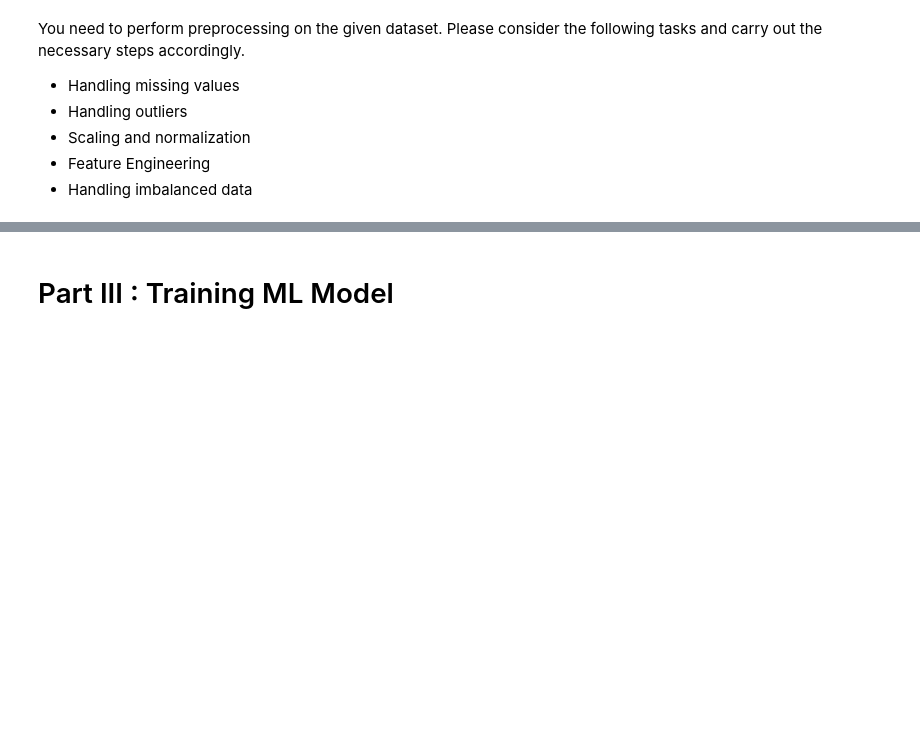
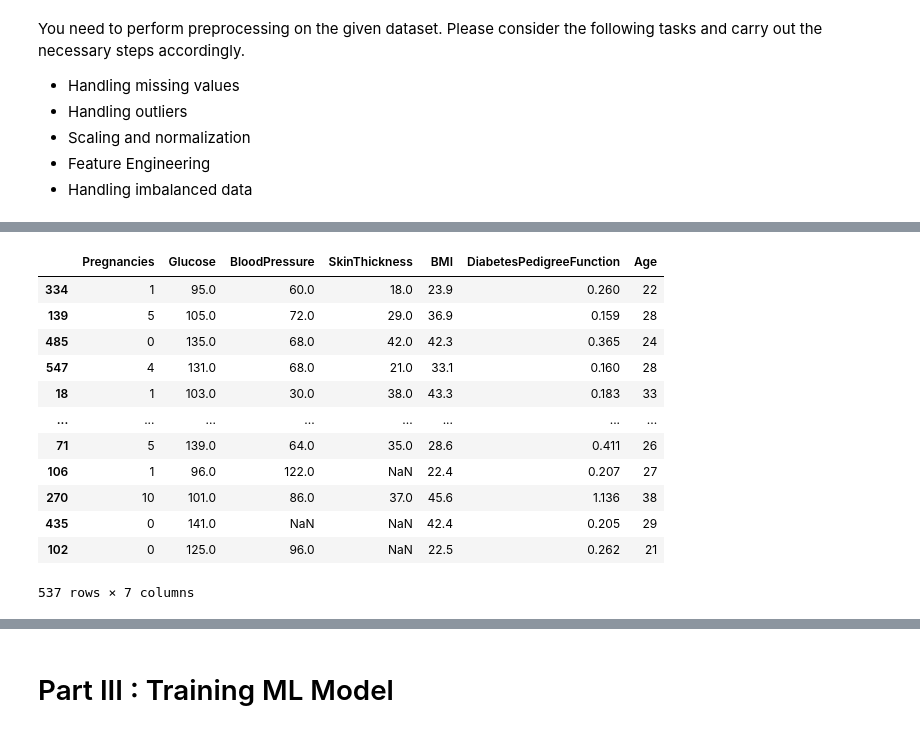
Before and after one commit to Kanustu/LHL_supervised_learning, a Jupyter notebook: Supervised Learning - Project.ipynb, the cells around one changed output, grey strips where cells are left out. Cells and saved outputs as stored; diff of their text form; code cells hidden in the pictures; blank space fills up the shorter version.

```diff
--- a/Supervised Learning - Project.ipynb
+++ b/Supervised Learning - Project.ipynb
@@ -334,0 +355,3 @@ You need to perform preprocessing on the given dataset. Please consider the foll
+# %%
+X = df.drop(columns=['Outcome','Insulin'])
+y = df['Outcome']
@@ -334,0 +364,2 @@ You need to perform preprocessing on the given dataset. Please consider the foll
+# %%
+X_train, X_test, y_train, y_test = train_test_split(X,y,test_size = 0.30, random_state=42)
@@ -334,0 +375,16 @@ You need to perform preprocessing on the given dataset. Please consider the foll
+# %%
+X_train
+# %% [output]
+|  | Pregnancies | Glucose | BloodPressure | SkinThickness | BMI | DiabetesPedigreeFunction | Age |
+| 334 | 1 | 95.0 | 60.0 | 18.0 | 23.9 | 0.260 | 22 |
+| 139 | 5 | 105.0 | 72.0 | 29.0 | 36.9 | 0.159 | 28 |
+| 485 | 0 | 135.0 | 68.0 | 42.0 | 42.3 | 0.365 | 24 |
+| 547 | 4 | 131.0 | 68.0 | 21.0 | 33.1 | 0.160 | 28 |
+| 18 | 1 | 103.0 | 30.0 | 38.0 | 43.3 | 0.183 | 33 |
+| ... | ... | ... | ... | ... | ... | ... | ... |
+| 71 | 5 | 139.0 | 64.0 | 35.0 | 28.6 | 0.411 | 26 |
+| 106 | 1 | 96.0 | 122.0 | NaN | 22.4 | 0.207 | 27 |
+| 270 | 10 | 101.0 | 86.0 | 37.0 | 45.6 | 1.136 | 38 |
+| 435 | 0 | 141.0 | NaN | NaN | 42.4 | 0.205 | 29 |
+| 102 | 0 | 125.0 | 96.0 | NaN | 22.5 | 0.262 | 21 |
+537 rows × 7 columns
```
Also changed, not shown: parts of 33 cells of this notebook.
